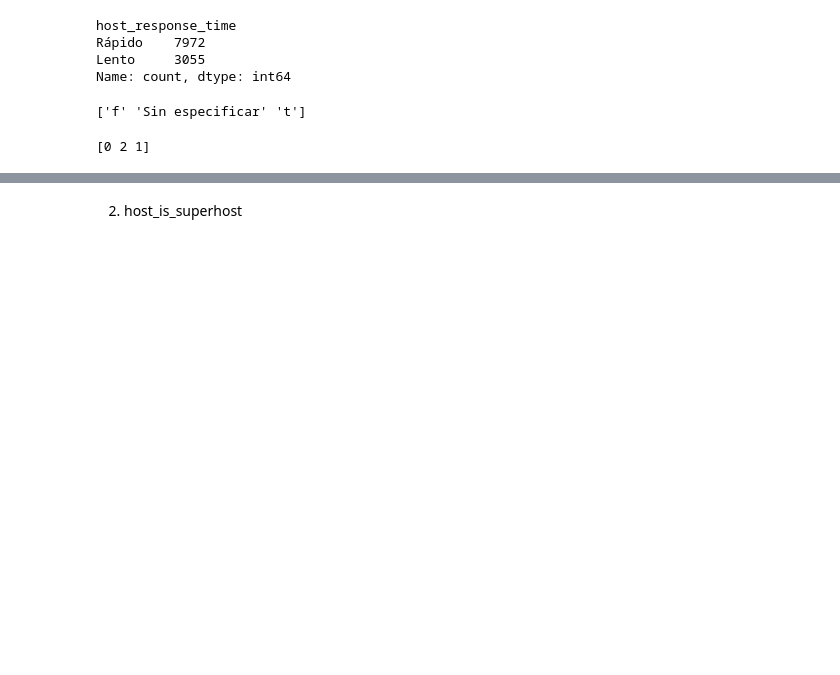
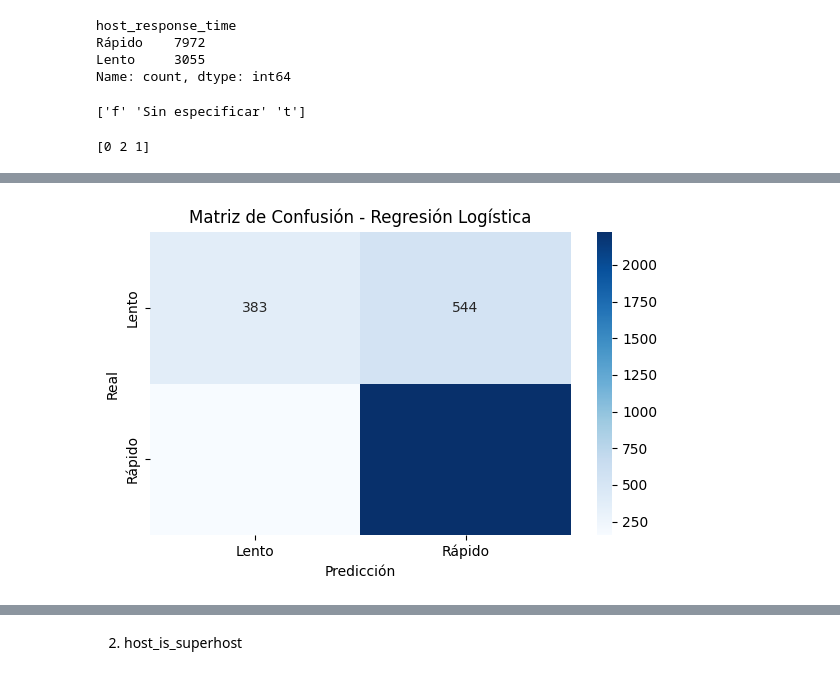
Before and after one commit to Bondleton/Inteligencia-de-Negocios, a Jupyter notebook: 8 - Regresion Logistica/Actividad 8 (Regresion Logistica)/Naples_RLogistica.ipynb, the cells around one changed output, grey strips where cells are left out. Drawn from its saved outputs; the diff is of its cells as text; code cells hidden in the pictures; blank space fills up the shorter version.

```diff
--- a/8 - Regresion Logistica/Actividad 8 (Regresion Logistica)/Naples_RLogistica.ipynb
+++ b/8 - Regresion Logistica/Actividad 8 (Regresion Logistica)/Naples_RLogistica.ipynb
@@ -102,0 +119,22 @@ Matriz de Confusión:
+# %%
+import seaborn as sns
+import matplotlib.pyplot as plt
+
+# Obtener todas las clases posibles en y, en orden consistente
+labels = sorted(y.unique())  # Por ejemplo: ['Lento', 'Rápido', 'Sin especificar']
+
+# Crear la matriz de confusión con etiquetas explícitas
+from sklearn.metrics import confusion_matrix
+matriz = confusion_matrix(y_test, y_pred, labels=labels)
+
+# Dibujar el heatmap con etiquetas en los ejes
+plt.figure(figsize=(6, 4))
+sns.heatmap(matriz, annot=True, fmt='d', cmap='Blues',
+            xticklabels=labels, yticklabels=labels)
+plt.xlabel('Predicción')
+plt.ylabel('Real')
+plt.title('Matriz de Confusión - Regresión Logística')
+plt.tight_layout()
+plt.show()
+# %% [output]
+[figure, added]
```
Also changed, not shown: parts of 64 cells of this notebook, 12 other files.
